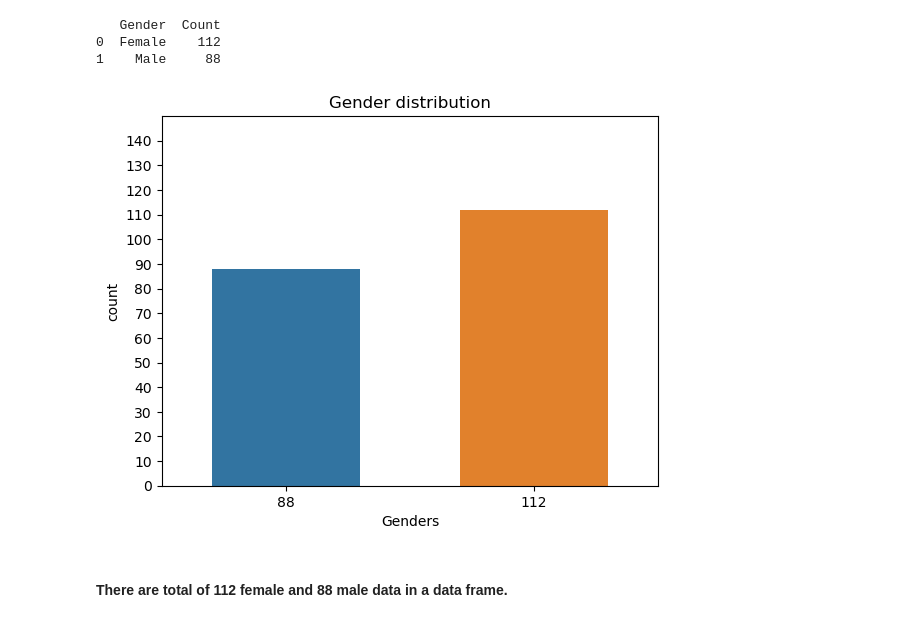
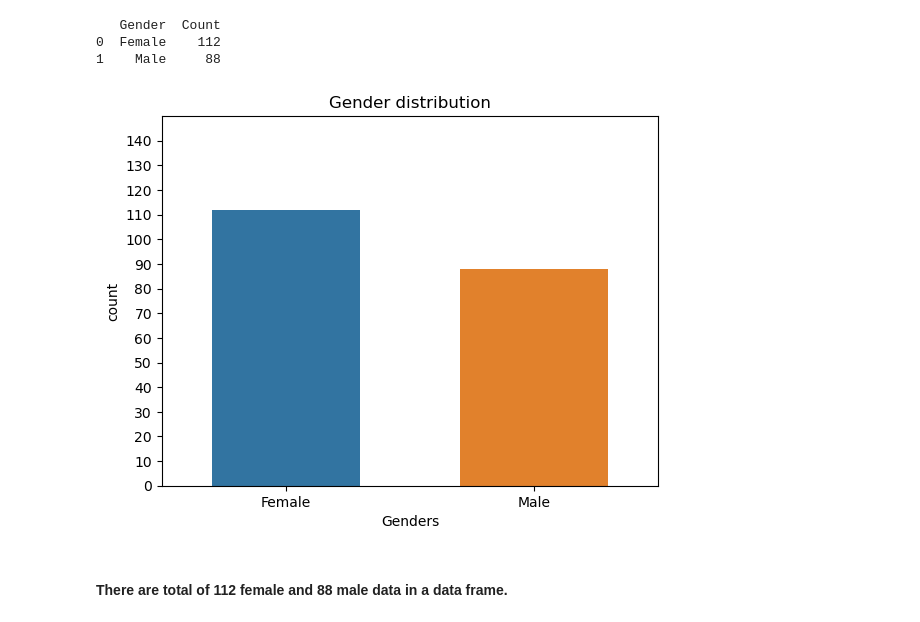
Before and after one commit to sajinamatya/Customer-Segmentation-, a Jupyter notebook: customer segmentation.ipynb, the cells around one changed output. Drawn from its saved outputs; the diff is of its cells as text; code cells hidden in the pictures.

```diff
--- a/customer segmentation.ipynb
+++ b/customer segmentation.ipynb
@@ -116,15 +137,15 @@ print(gender)
 0  Female    112
 1    Male     88
 # %%
-sns.barplot(data =gender,x = 'G,y=gender.values,width=0.6)
+sns.barplot(data =gender,x = 'Gender' ,y='Count',width=0.6)
 plt.title("Gender distribution")
 plt.xlabel("Genders")
 plt.ylabel("count")
 plt.ylim(0,150)
 plt.yticks(np.arange(0,150,10))
 plt.show()
 # %% [output]
-[figure, old version]
+[figure, new version]
 # %% [markdown]
 #### There are total of 112 female and 88 male data in a data frame.
 # %% [markdown]
```
Also changed, not shown: parts of 1 cell of this notebook.
